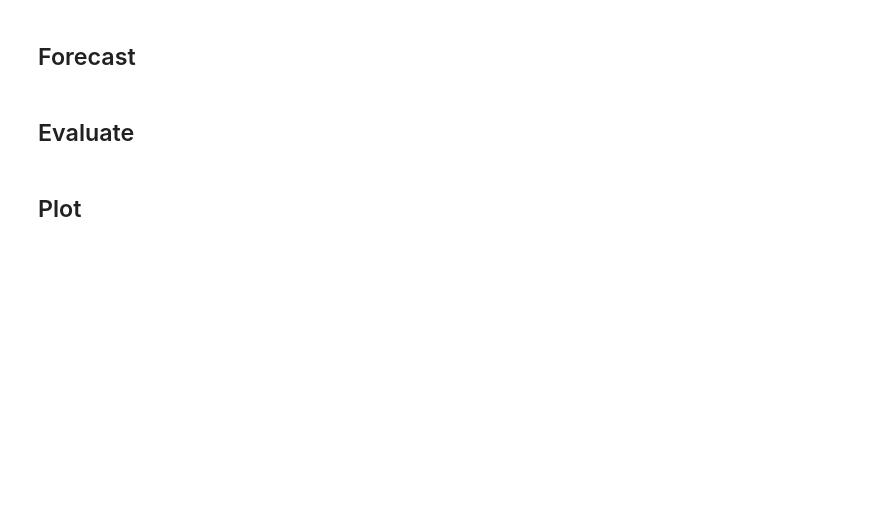
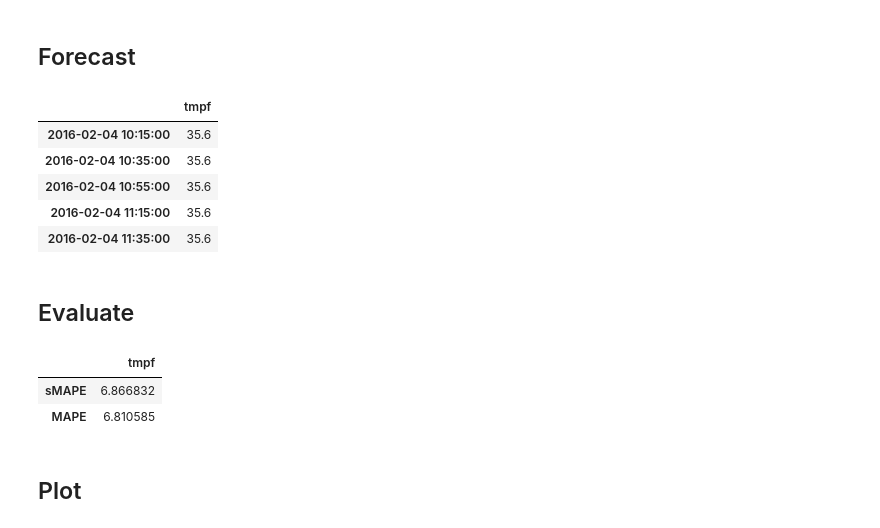
Before and after one commit to sintel-dev/pyteller, a Jupyter notebook: tutorials/persistence_step_through.ipynb, the cells around one changed output. Cells and saved outputs as stored; diff of their text form; code cells hidden in the pictures; blank space fills up the shorter version.

```diff
--- a/tutorials/persistence_step_through.ipynb
+++ b/tutorials/persistence_step_through.ipynb
@@ -22,5 +26,5 @@ current_data.head()
 # %%
-pipeline = 'pyteller/pipelines/pyteller/persistence/persistence.json'
+pipeline = 'pyteller.persistence.persistence'
 # %%
 from pyteller.core import Pyteller
 # %%
@@ -47,13 +56,24 @@ pyteller.fit(start_=1, **context)
 ## Forecast
 # %%
 output = pyteller.forecast(data=input_data, postprocessing=False, predictions_only=False)
-output['forecast'].head()
+output['forecasts'].head()
+# %% [output]
+|  | tmpf |
+| 2016-02-04 10:15:00 | 35.6 |
+| 2016-02-04 10:35:00 | 35.6 |
+| 2016-02-04 10:55:00 | 35.6 |
+| 2016-02-04 11:15:00 | 35.6 |
+| 2016-02-04 11:35:00 | 35.6 |
 # %% [markdown]
 ## Evaluate
 # %%
-scores = pyteller.evaluate(test_data=output['actuals'],forecast=output['forecast'],
+scores = pyteller.evaluate(actuals=output['actuals'],forecasts=output['forecasts'],
                            metrics=['MAPE','sMAPE'])
 scores.head()
+# %% [output]
+|  | tmpf |
+| sMAPE | 6.866832 |
+| MAPE | 6.810585 |
 # %% [markdown]
 ## Plot
 # %%
```
Also changed, not shown: parts of 4 cells of this notebook, 10 other files.
